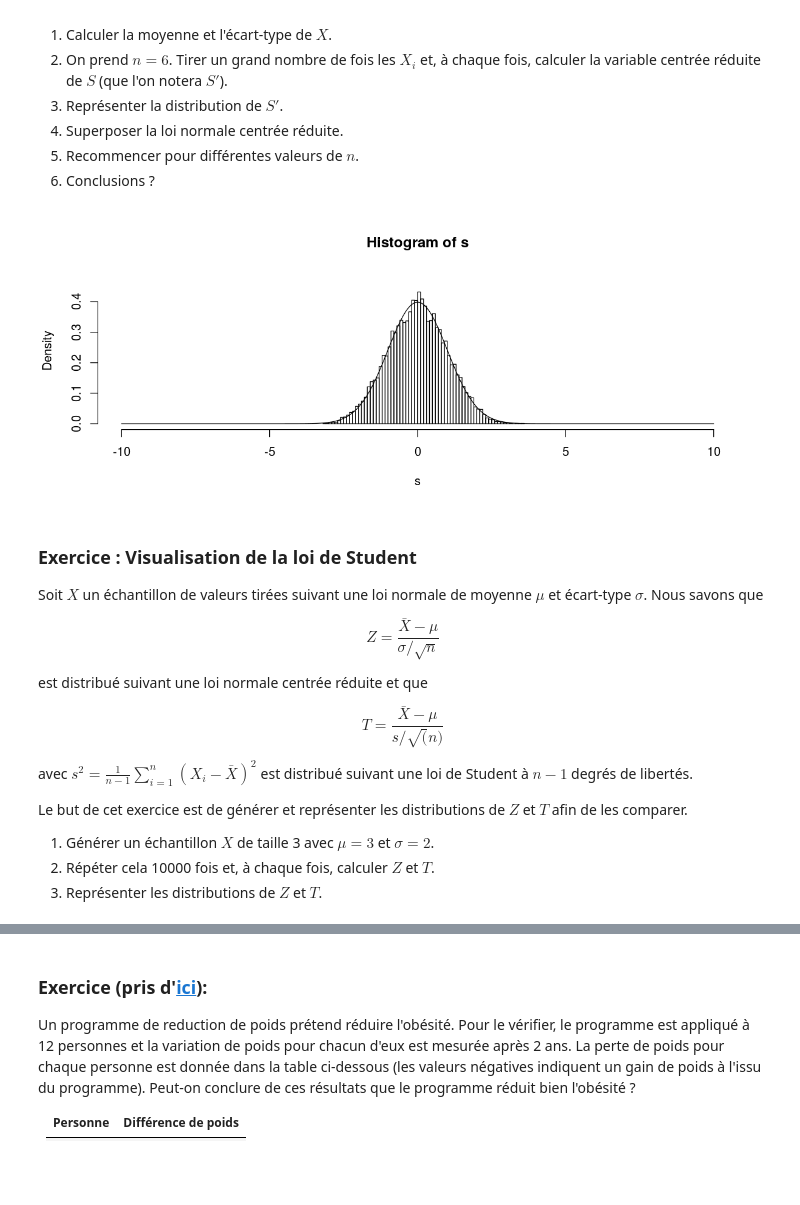
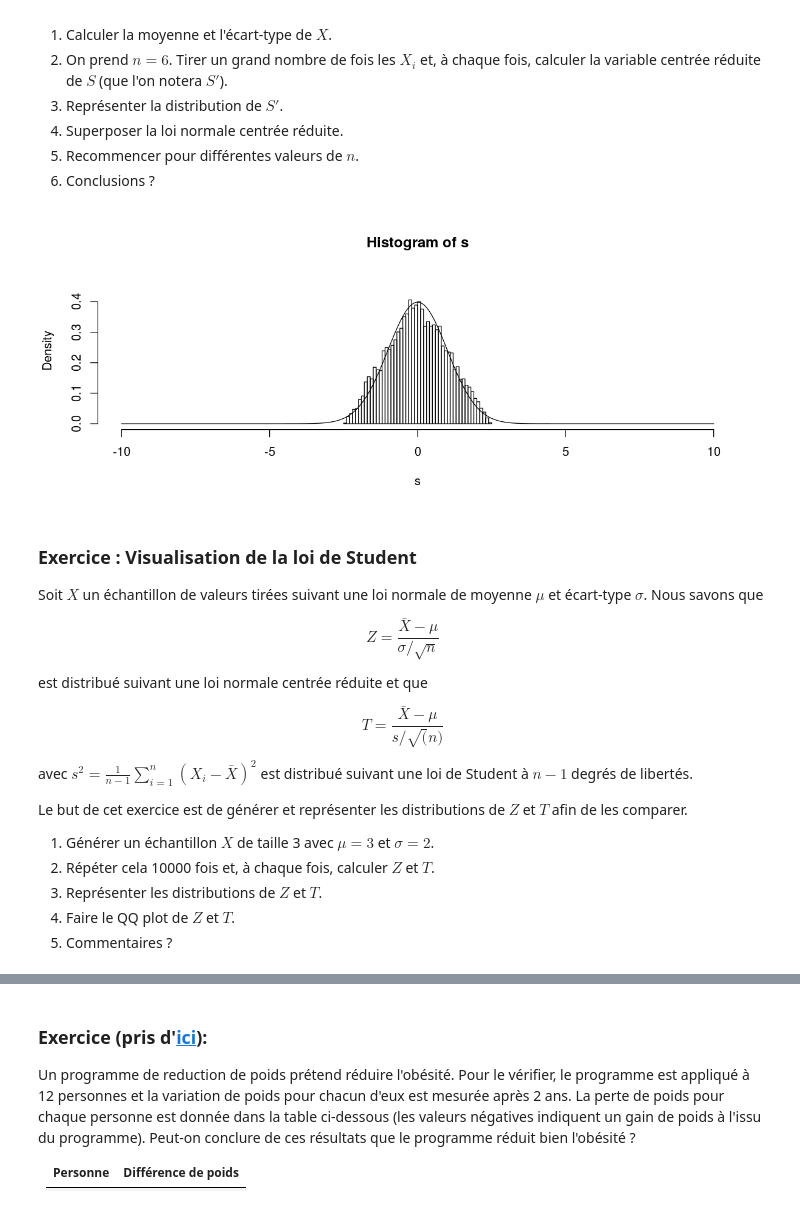
Before and after one commit to ebusato/jupyter_R, a Jupyter notebook: Exercices.ipynb, the cells around one changed output, grey strips where cells are left out. Cells and saved outputs as stored; diff of their text form; code cells hidden in the pictures; blank space fills up the shorter version.

```diff
--- a/Exercices.ipynb
+++ b/Exercices.ipynb
@@ -40,26 +40,26 @@ $$S = \sum_{i=1}^{n} X_i$$
 6. Conclusions ?
 # %%
 N=10000
-Nterms=6
+Nterms=2
 
 s = c()
 
 min = 0
 max = 1
 avg = (min+max)/2
 stddev = (max-min)/sqrt(12)
 
 for (i in 1:N) {
     vars = runif(Nterms, min = min, max = max)
     s[i] = (sum(vars) - Nterms*avg)/(stddev*sqrt(Nterms))
 }
 
 hist(s, breaks=50, xlim=c(-10,10), ylim=c(0, dnorm(0)*1.2), prob=T)
 
 pts = seq(-10, 10, by=0.1)
 lines(pts, dnorm(pts))
 # %% [output]
-[figure, old version]
+[figure, new version]
 # %% [markdown]
 ### Exercice : Visualisation de la loi de Student
 
@@ -78,4 +78,6 @@ Le but de cet exercice est de générer et représenter les distributions de $Z$
 1. Générer un échantillon $X$ de taille 3 avec $\mu=3$ et $\sigma=2$.
 2. Répéter cela 10000 fois et, à chaque fois, calculer $Z$ et $T$.
 3. Représenter les distributions de $Z$ et $T$.
+4. Faire le QQ plot de $Z$ et $T$.
+5. Commentaires ?
 # %%
```
Also changed, not shown: parts of 1 cell of this notebook, 2 other files.
